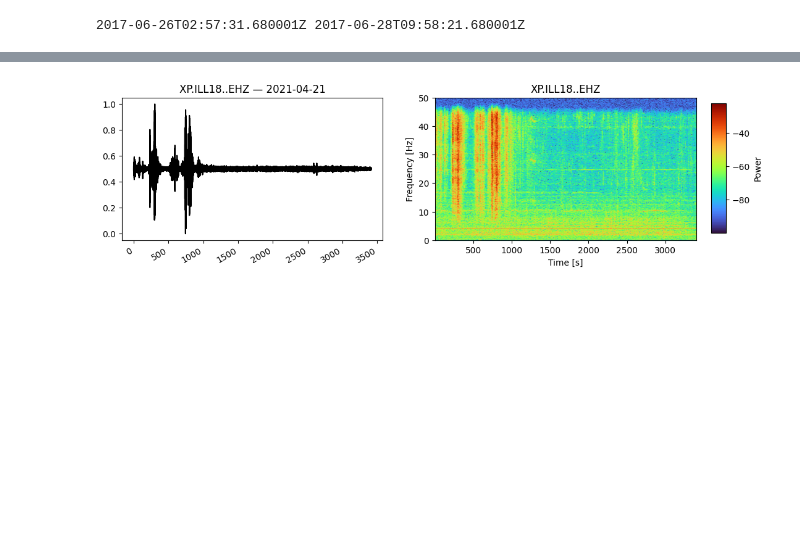
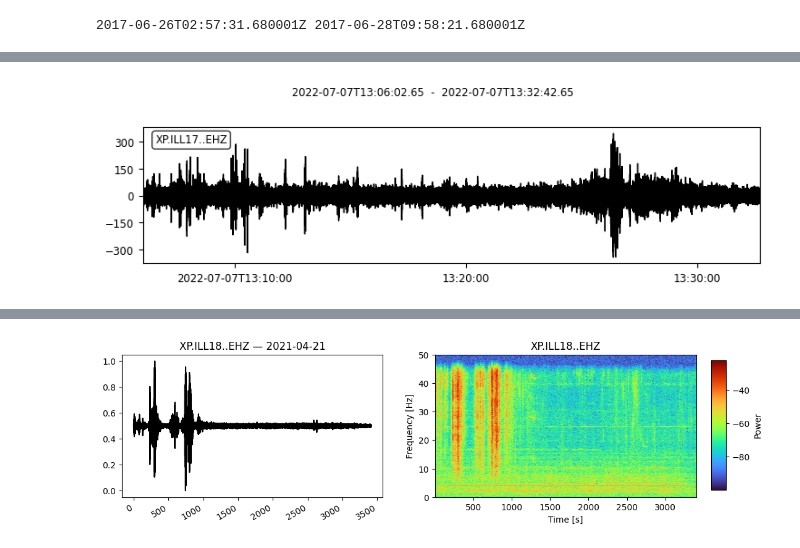
Before and after one commit to FKamper/seismic-isolation-forest, a Jupyter notebook: notebooks/to_delete.ipynb, the cells around one changed output, grey strips where cells are left out. Cells and saved outputs as stored; diff of their text form; code cells hidden in the pictures; blank space fills up the shorter version.

```diff
--- a/notebooks/to_delete.ipynb
+++ b/notebooks/to_delete.ipynb
@@ -484,0 +360,12 @@ for station in if_unconfirmed:
+# %%
+## ILL17,2022-07-07T13:06:02.650000Z,2022-07-07T13:32:42.650000Z,DTW,Nothing or only VERY weak.,"
+paths = find_paths("XP", "ILL17", "EHZ.D", 2022, 2022)
+t0 = obspy.UTCDateTime("2022-07-07T13:06:02.650000Z")
+t1 = obspy.UTCDateTime("2022-07-07T13:32:42.650000Z")
+st = obspy.read(find_date_in_strings(paths, "2022-07-07")[0])
+preproc_stream(st)
+st.trim(t0, t1)
+st.plot()
+plt.show()
+# %% [output]
+[figure, added]
```
Also changed, not shown: parts of 38 cells of this notebook, 4 other files.
